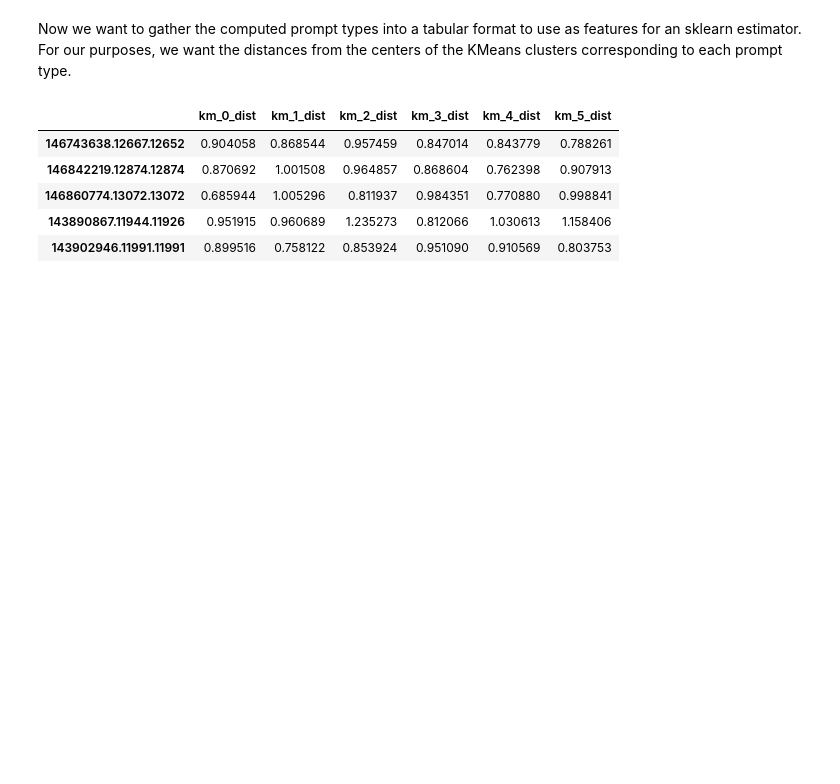
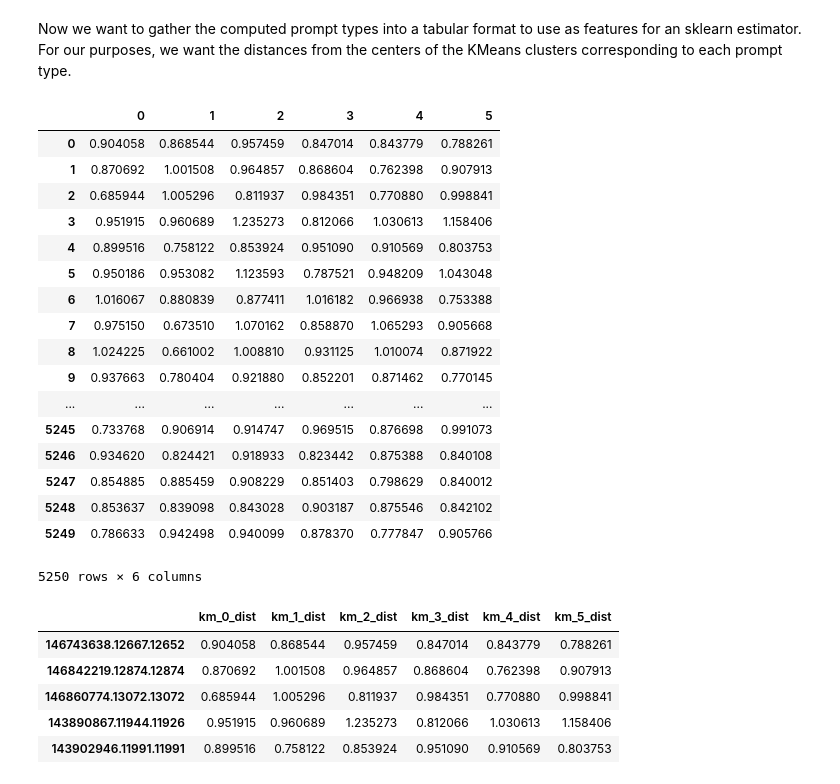
Before and after one commit to seanzhangkx8/ConvoKit, a Jupyter notebook: examples/conversations-gone-awry/Conversations_Gone_Awry_Prediction.ipynb, the cells around one changed output. Drawn from its saved outputs; the diff is of its cells as text; code cells hidden in the pictures; blank space fills up the shorter version.

Commit message:
updated notebooks, tweaks to corpus

```diff
--- a/examples/conversations-gone-awry/Conversations_Gone_Awry_Prediction.ipynb
+++ b/examples/conversations-gone-awry/Conversations_Gone_Awry_Prediction.ipynb
@@ -186,6 +163,29 @@ awry_corpus = pt_model.transform(awry_corpus)
 6363/6363 utterances processed
 # %% [markdown]
 Now we want to gather the computed prompt types into a tabular format to use as features for an sklearn estimator. For our purposes, we want the distances from the centers of the KMeans clusters corresponding to each prompt type.
+# %%
+prompt_dist_df = awry_corpus.get_vector_matrix('prompt_types__prompt_dists.6').get_vectors(ids=None, as_dataframe=True)
+# %%
+prompt_dist_df
+# %% [output]
+|  | 0 | 1 | 2 | 3 | 4 | 5 |
+| 0 | 0.904058 | 0.868544 | 0.957459 | 0.847014 | 0.843779 | 0.788261 |
+| 1 | 0.870692 | 1.001508 | 0.964857 | 0.868604 | 0.762398 | 0.907913 |
+| 2 | 0.685944 | 1.005296 | 0.811937 | 0.984351 | 0.770880 | 0.998841 |
+| 3 | 0.951915 | 0.960689 | 1.235273 | 0.812066 | 1.030613 | 1.158406 |
+| 4 | 0.899516 | 0.758122 | 0.853924 | 0.951090 | 0.910569 | 0.803753 |
+| 5 | 0.950186 | 0.953082 | 1.123593 | 0.787521 | 0.948209 | 1.043048 |
+| 6 | 1.016067 | 0.880839 | 0.877411 | 1.016182 | 0.966938 | 0.753388 |
+| 7 | 0.975150 | 0.673510 | 1.070162 | 0.858870 | 1.065293 | 0.905668 |
+| 8 | 1.024225 | 0.661002 | 1.008810 | 0.931125 | 1.010074 | 0.871922 |
+| 9 | 0.937663 | 0.780404 | 0.921880 | 0.852201 | 0.871462 | 0.770145 |
+| ... | ... | ... | ... | ... | ... | ... |
+| 5245 | 0.733768 | 0.906914 | 0.914747 | 0.969515 | 0.876698 | 0.991073 |
+| 5246 | 0.934620 | 0.824421 | 0.918933 | 0.823442 | 0.875388 | 0.840108 |
+| 5247 | 0.854885 | 0.885459 | 0.908229 | 0.851403 | 0.798629 | 0.840012 |
+| 5248 | 0.853637 | 0.839098 | 0.843028 | 0.903187 | 0.875546 | 0.842102 |
+| 5249 | 0.786633 | 0.942498 | 0.940099 | 0.878370 | 0.777847 | 0.905766 |
+5250 rows × 6 columns
 # %%
 prompt_dist_df = pd.DataFrame(index=awry_corpus.vector_reprs['prompt_types__prompt_dists.6']['keys'],
                          data=awry_corpus.vector_reprs['prompt_types__prompt_dists.6']['vects'])
```
Also changed, not shown: parts of 1 cell of this notebook, 6 other files.
